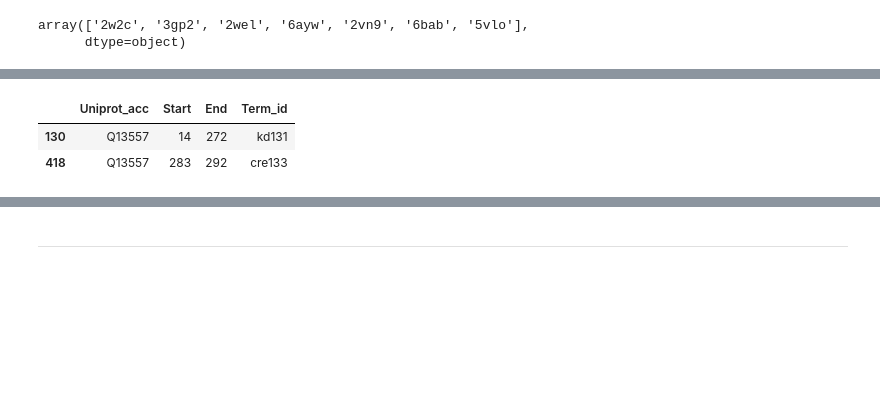
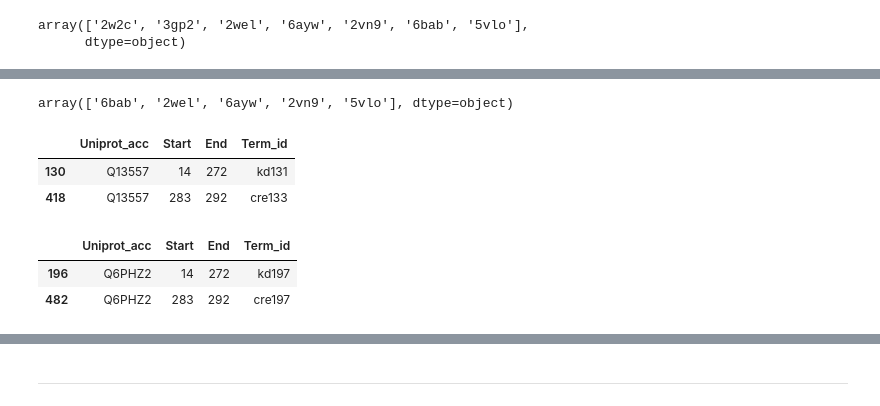
Before and after one commit to alvaro-2/cis-reg, a Jupyter notebook: scripts/orthologs.ipynb, the cells around one changed output, grey strips where cells are left out. Saved outputs shown, nothing was run; the diff lists cells and outputs as text; code cells hidden in the pictures; blank space fills up the shorter version.

```diff
--- a/scripts/orthologs.ipynb
+++ b/scripts/orthologs.ipynb
@@ -501,6 +529,17 @@ regions
+# %%
+our_pdb_examples.pdb.unique()
+# %% [output]
+array(['6bab', '2wel', '6ayw', '2vn9', '5vlo'], dtype=object)
+# %%
+# Regions coordinates
+regions.query("Uniprot_acc == 'Q13557'")
+# %% [output]
+|  | Uniprot_acc | Start | End | Term_id |
+| 130 | Q13557 | 14 | 272 | kd131 |
+| 418 | Q13557 | 283 | 292 | cre133 |
 # %%
-regions.query("Uniprot_acc == 'Q13557'")
+regions.query("Uniprot_acc == 'Q6PHZ2'")
 # %% [output]
 |  | Uniprot_acc | Start | End | Term_id |
-| 130 | Q13557 | 14 | 272 | kd131 |
-| 418 | Q13557 | 283 | 292 | cre133 |
+| 196 | Q6PHZ2 | 14 | 272 | kd197 |
+| 482 | Q6PHZ2 | 283 | 292 | cre197 |
```
Also changed, not shown: parts of 22 cells of this notebook.
